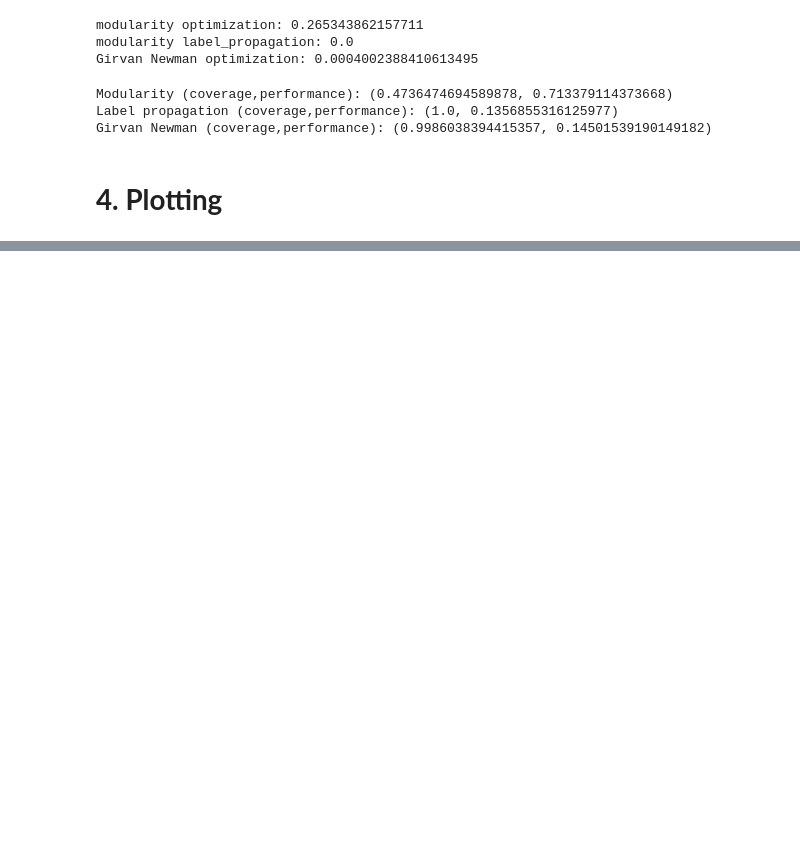
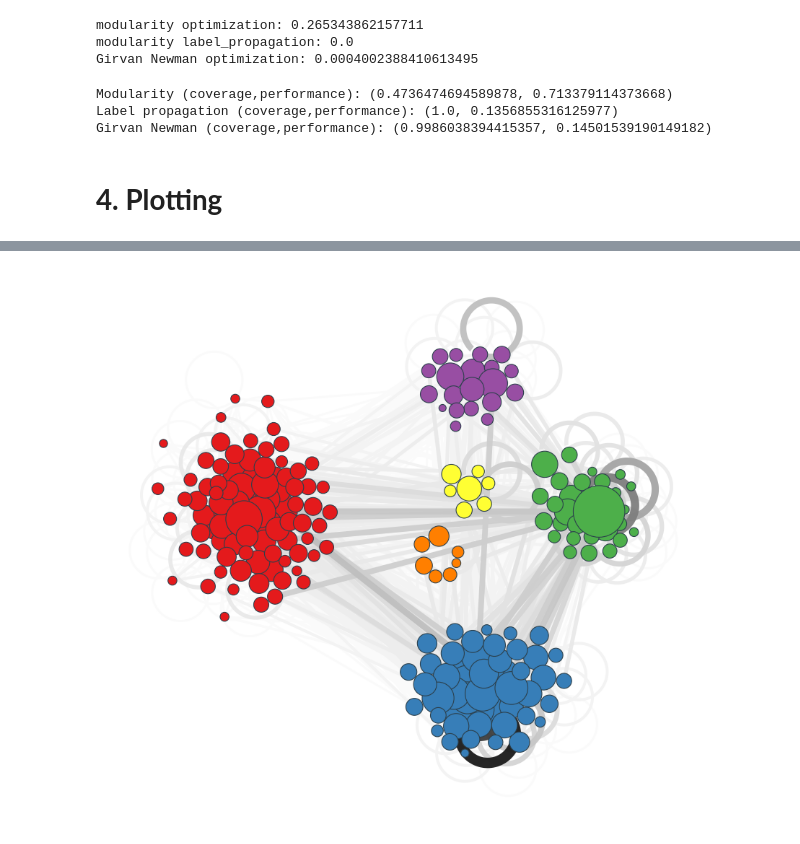
Before and after one commit to AdrianNadalRosa/Collective-Firing-in-Neurons, a Jupyter notebook: CN_FacultyHiring.ipynb, the cells around one changed output, grey strips where cells are left out. Drawn from its saved outputs; the diff is of its cells as text; code cells hidden in the pictures; blank space fills up the shorter version.

```diff
--- a/CN_FacultyHiring.ipynb
+++ b/CN_FacultyHiring.ipynb
@@ -494,0 +566,4 @@ G.nodes[200].get('institution')
+# %%
+# Community 5 (Orange)
+for node in list(communities_modularity[4]):
+    print(G.nodes[node].get('institution'))
@@ -494,0 +578,4 @@ G.nodes[200].get('institution')
+# %%
+# Community 6 (Yellow)
+for node in list(communities_modularity[5]):
+    print(G.nodes[node].get('institution'))
@@ -560,3 +650,8 @@ Label propagation (coverage,performance): (1.0, 0.1356855316125977)
 Girvan Newman (coverage,performance): (0.9986038394415357, 0.14501539190149182)
 # %% [markdown]
 # __4. Plotting__
+# %%
+cm = plt.get_cmap("Set1")
+for i in range(cm.N):
+    rgba = cm(i)
+    print(mpl.colors.rgb2hex(rgba).upper())
@@ -562,0 +668,31 @@ Girvan Newman (coverage,performance): (0.9986038394415357, 0.14501539190149182)
+# %%
+#https://stackoverflow.com/questions/43541376/how-to-draw-communities-with-networkx
+node_to_community = dict()
+for com_id in range(len(communities_modularity)):
+    for node in list(communities_modularity[com_id]):
+        node_to_community[node] = com_id
+community_to_color = {
+    0 : '#E41A1C', #red
+    1 : '#377EB8', #blue
+    2 : '#4DAF4A', #green
+    3 : '#984EA3', #purple
+    4 : '#FF7F00', #orange
+    5 : '#FFFF33', #yellow
+}
+node_color = {node: community_to_color[com_id] for node, com_id in node_to_community.items()}
+node_sizes = {nodes[i]: 0.5*np.sqrt(k[i]) for i in range(len(nodes))}
+edges = list(G.edges())
+edge_sizes = {edges[i]: 0.5*np.sqrt(G.edges[edges[i]]['weight']) for i in range(len(edges))}
+node_centrality = nx.eigenvector_centrality(G)
+# %%
+from netgraph import Graph
+plt.figure(figsize=(15,15))
+Graph(G,
+      node_color=node_color, node_edge_width=0.2, node_size=node_sizes,
+      node_layout='community', node_layout_kwargs=dict(node_to_community=node_to_community),
+      edge_alpha=0.95, edge_width = edge_sizes
+)
+#plt.savefig('Commmunities.pdf', bbox_inches = 'tight')
+plt.show()
+# %% [output]
+[figure, added]
```
Also changed, not shown: parts of 28 cells of this notebook.
